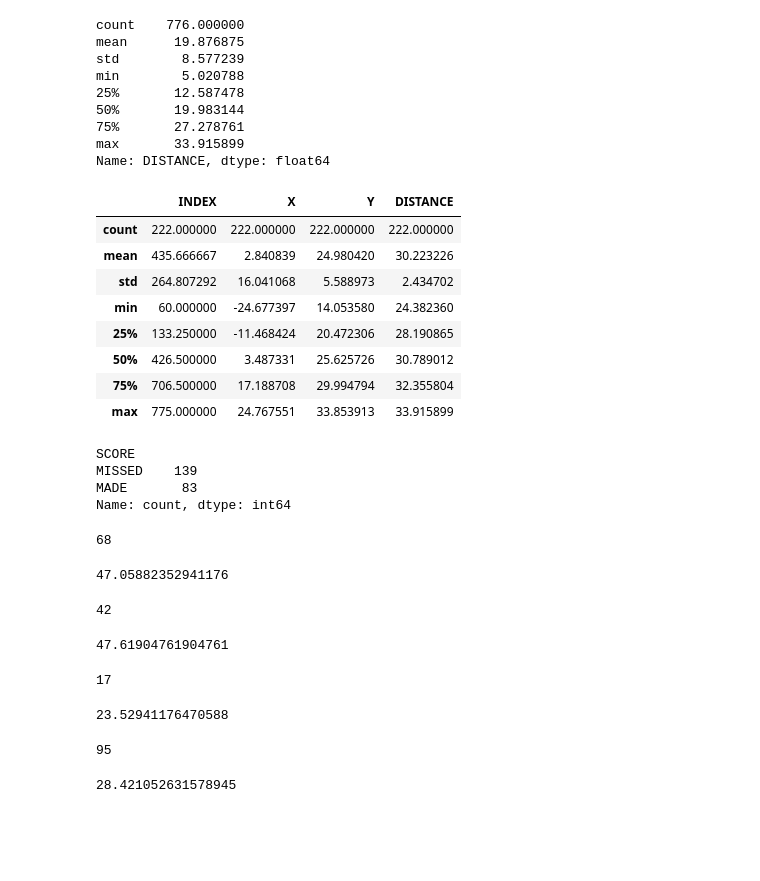
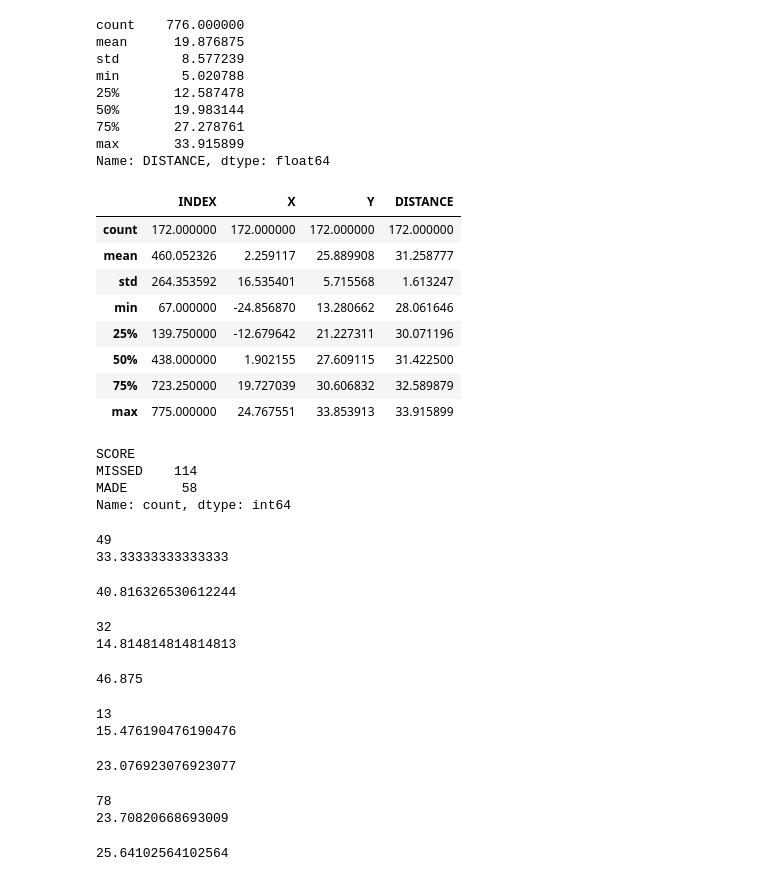
Before and after one commit to kacpersienkiewicz/NBAShootingAnalysis, a Jupyter notebook: NBAShootingAnalysis.ipynb, the cells around one changed output. Saved outputs shown, nothing was run; the diff lists cells and outputs as text; code cells hidden in the pictures; blank space fills up the shorter version.

```diff
--- a/NBAShootingAnalysis.ipynb
+++ b/NBAShootingAnalysis.ipynb
@@ -311,24 +317,24 @@ min        5.020788
 max       33.915899
 Name: DISTANCE, dtype: float64
 # %%
-Arc3df = df[df["DISTANCE"] >= 24][df.Y > 14]
+Arc3df = df[df["DISTANCE"] >= 28]
 Arc3df.describe()
 # %% [output]
 |  | INDEX | X | Y | DISTANCE |
-| count | 222.000000 | 222.000000 | 222.000000 | 222.000000 |
-| mean | 435.666667 | 2.840839 | 24.980420 | 30.223226 |
-| std | 264.807292 | 16.041068 | 5.588973 | 2.434702 |
-| min | 60.000000 | -24.677397 | 14.053580 | 24.382360 |
-| 25% | 133.250000 | -11.468424 | 20.472306 | 28.190865 |
-| 50% | 426.500000 | 3.487331 | 25.625726 | 30.789012 |
-| 75% | 706.500000 | 17.188708 | 29.994794 | 32.355804 |
+| count | 172.000000 | 172.000000 | 172.000000 | 172.000000 |
+| mean | 460.052326 | 2.259117 | 25.889908 | 31.258777 |
+| std | 264.353592 | 16.535401 | 5.715568 | 1.613247 |
+| min | 67.000000 | -24.856870 | 13.280662 | 28.061646 |
+| 25% | 139.750000 | -12.679642 | 21.227311 | 30.071196 |
+| 50% | 438.000000 | 1.902155 | 27.609115 | 31.422500 |
+| 75% | 723.250000 | 19.727039 | 30.606832 | 32.589879 |
 | max | 775.000000 | 24.767551 | 33.853913 | 33.915899 |
 # %%
 Arc3df['SCORE'].value_counts()
 # %% [output]
 SCORE
-MISSED    139
-MADE       83
+MISSED    114
+MADE       58
 Name: count, dtype: int64
 # %%
 SCArc3 = Arc3df[Arc3df["SHOOTER"] == 'Seth Curry']
@@ -336,37 +342,45 @@ SCArc3 = Arc3df[Arc3df["SHOOTER"] == 'Seth Curry']
 SCArc3percent = len(SCArc3[SCArc3["SCORE"] == "MADE"]) / len(SCArc3["SCORE"]) * 100
 
 print(len(SCArc3["SCORE"]))
+print(len(SCArc3["SCORE"]) / len(df[df.SHOOTER == "Seth Curry"]) * 100)
 SCArc3percent
 # %% [output]
-68
+49
+33.33333333333333
-47.05882352941176
+40.816326530612244
 # %%
 CPArc3 = Arc3df[Arc3df["SHOOTER"] == 'Chris Paul']
 
 CPArc3percent = len(CPArc3[CPArc3["SCORE"] == "MADE"]) / len(CPArc3["SCORE"]) * 100
 
 print(len(CPArc3["SCORE"]))
+print(len(CPArc3["SCORE"]) / len(df[df.SHOOTER == "Chris Paul"]) * 100)
 CPArc3percent
 # %% [output]
-42
+32
+14.814814814814813
-47.61904761904761
+46.875
 # %%
 RWArc3 = Arc3df[Arc3df["SHOOTER"] == 'Russell Westbrook']
 
 RWArc3percent = len(RWArc3[RWArc3["SCORE"] == "MADE"]) / len(RWArc3["SCORE"]) * 100
 
 print(len(RWArc3["SCORE"]))
+print(len(RWArc3["SCORE"]) / len(df[df.SHOOTER == "Russell Westbrook"]) * 100)
 RWArc3percent
 # %% [output]
-17
+13
+15.476190476190476
-23.52941176470588
+23.076923076923077
 # %%
 TYArc3 = Arc3df[Arc3df["SHOOTER"] == 'Trae Young']
 
 TYArc3percent = len(TYArc3[TYArc3["SCORE"] == "MADE"]) / len(TYArc3["SCORE"]) * 100
 
 print(len(TYArc3["SCORE"]))
+print(len(TYArc3["SCORE"]) / len(df[df.SHOOTER == "Trae Young"]) * 100)
 TYArc3percent
 # %% [output]
-95
+78
+23.70820668693009
-28.421052631578945
+25.64102564102564
```
Also changed, not shown: parts of 10 cells of this notebook.
